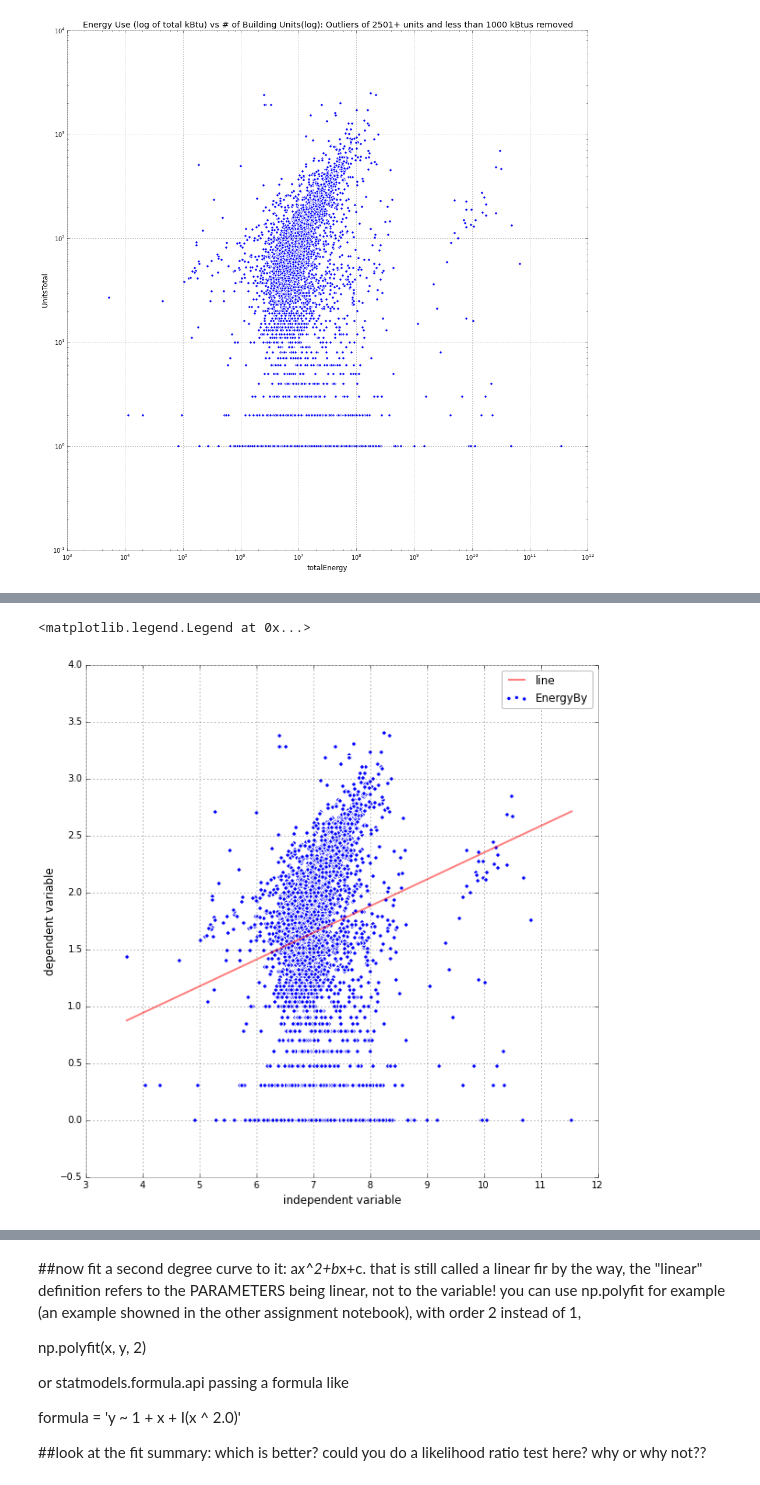
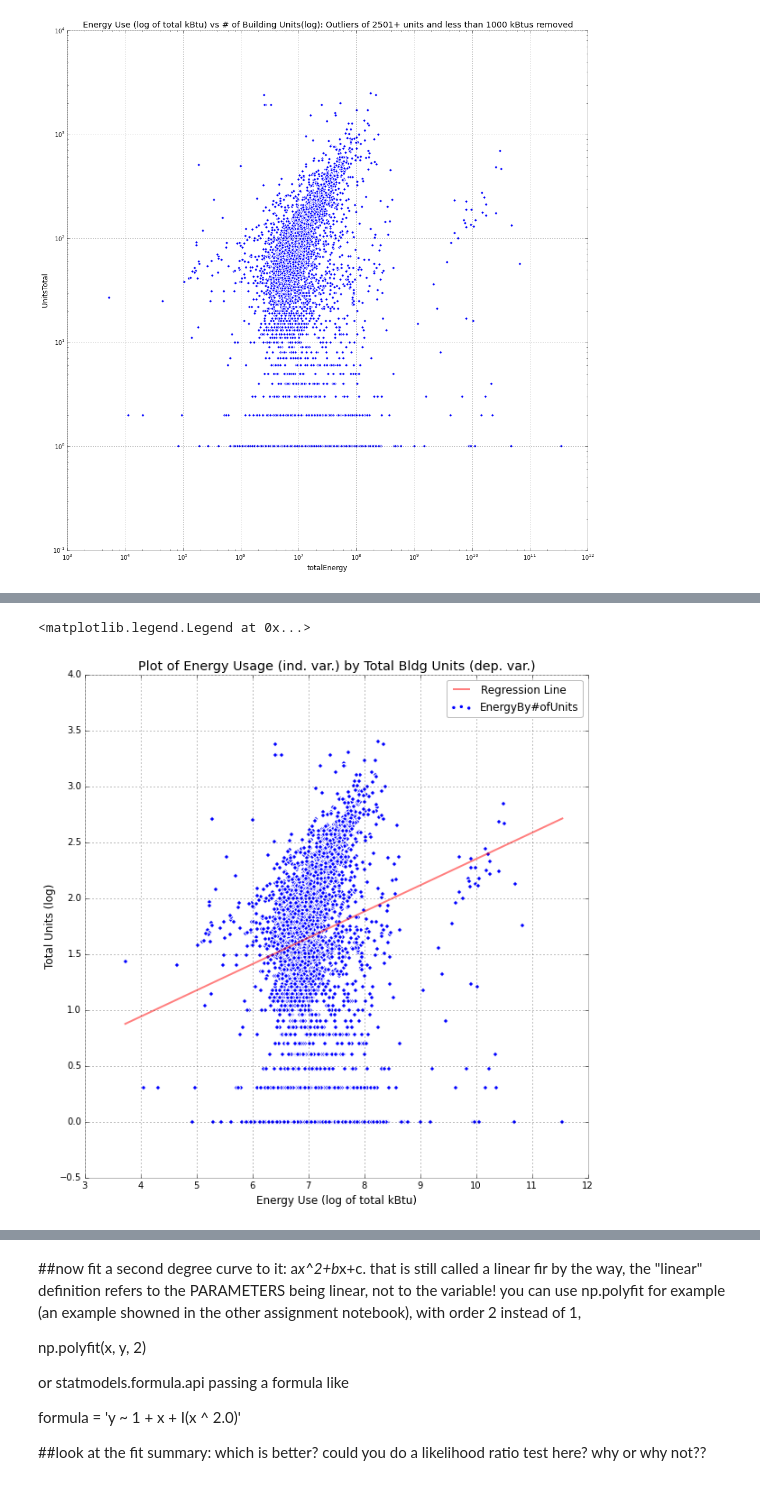
Before and after one commit to dcrull/PUI2015_dcrull, a Jupyter notebook: HW5/HW5_1_building_nrg_instructions.ipynb, the cells around one changed output, grey strips where cells are left out. Drawn from its saved outputs; the diff is of its cells as text; code cells hidden in the pictures.

```diff
--- a/HW5/HW5_1_building_nrg_instructions.ipynb
+++ b/HW5/HW5_1_building_nrg_instructions.ipynb
@@ -246,15 +246,16 @@ list_y = list(cut3.UnitsTotal)
 
 # plot
 myregress = logreg(list_x,list_y)
-xnew = np.linspace(min(np.log10(list_x)),max(np.log10(list_x)),100)
+regline = np.linspace(min(np.log10(list_x)),max(np.log10(list_x)),100)
 
 fig = pl.figure(figsize=(10,10))
 ax = fig.add_subplot(111)
-ax.scatter(np.log10(list_x), np.log10(list_y), label = "EnergyBy")
-ax.plot(xnew, myregress.predict(xnew), 'r', alpha=0.5, label='line')
+ax.set_title('Plot of Energy Usage (ind. var.) by Total Bldg Units (dep. var.)')
+ax.scatter(np.log10(list_x), np.log10(list_y), label = "EnergyBy#ofUnits")
+ax.plot(regline, myregress.predict(regline), 'r', alpha=0.5, label='Regression Line')
 
-ax.set_xlabel('independent variable')
-ax.set_ylabel('dependent variable')
+ax.set_xlabel('Energy Use (log of total kBtu)')
+ax.set_ylabel('Total Units (log)')
 ax.legend()
 # %% [output]
 linear regression slope                             OLS Regression Results
@@ -267,12 +268,12 @@ Time:                        01:42:50   Log-Likelihood:                -5235.2
 No. Observations:                5003   AIC:                         1.047e+04
 Df Residuals:                    5002   BIC:                         1.048e+04
 Df Model:                           1
 Covariance Type:            nonrobust
 ==============================================================================
 ... (8 lines left out)
 ==============================================================================
 
 Warnings:
 [1] Standard Errors assume that the covariance matrix of the errors is correctly specified.
 <matplotlib.legend.Legend at 0x...>
-[figure, old version]
+[figure, new version]
```
Also changed, not shown: parts of 8 cells of this notebook.
